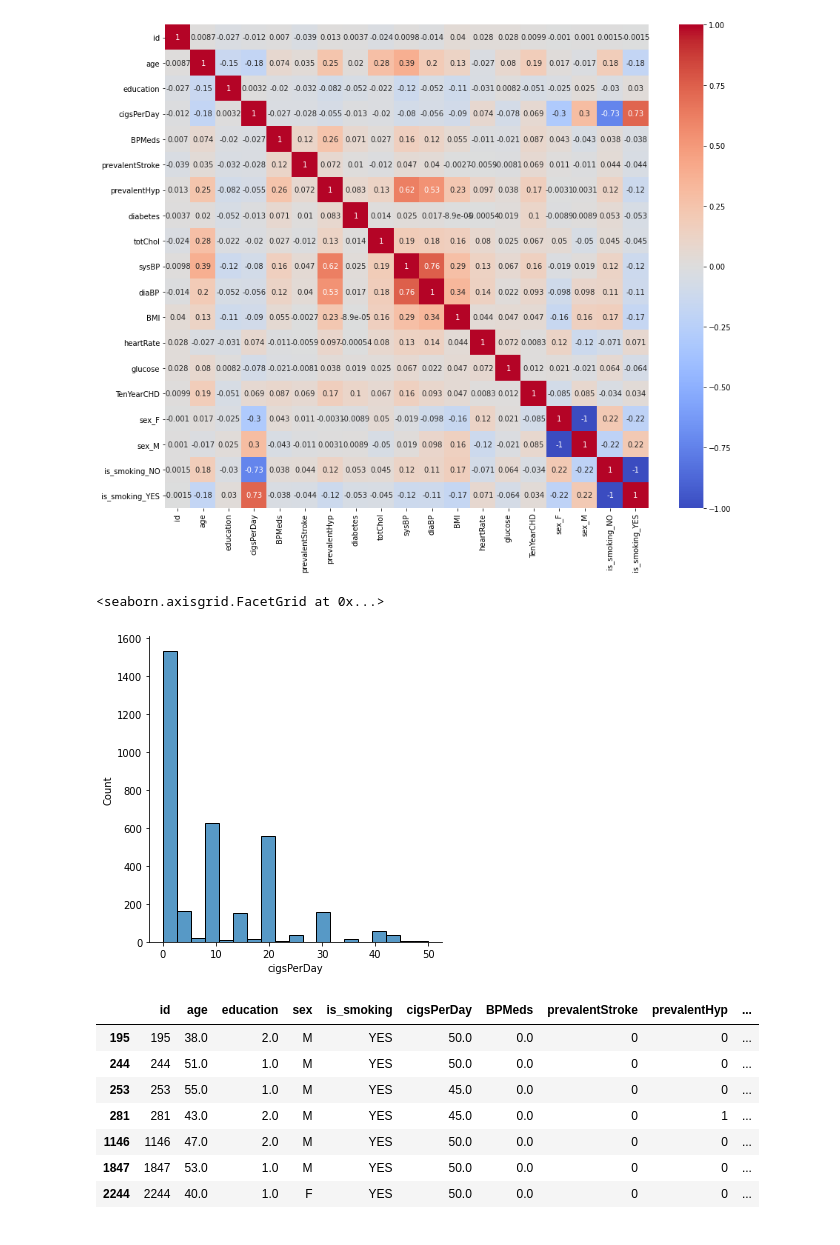
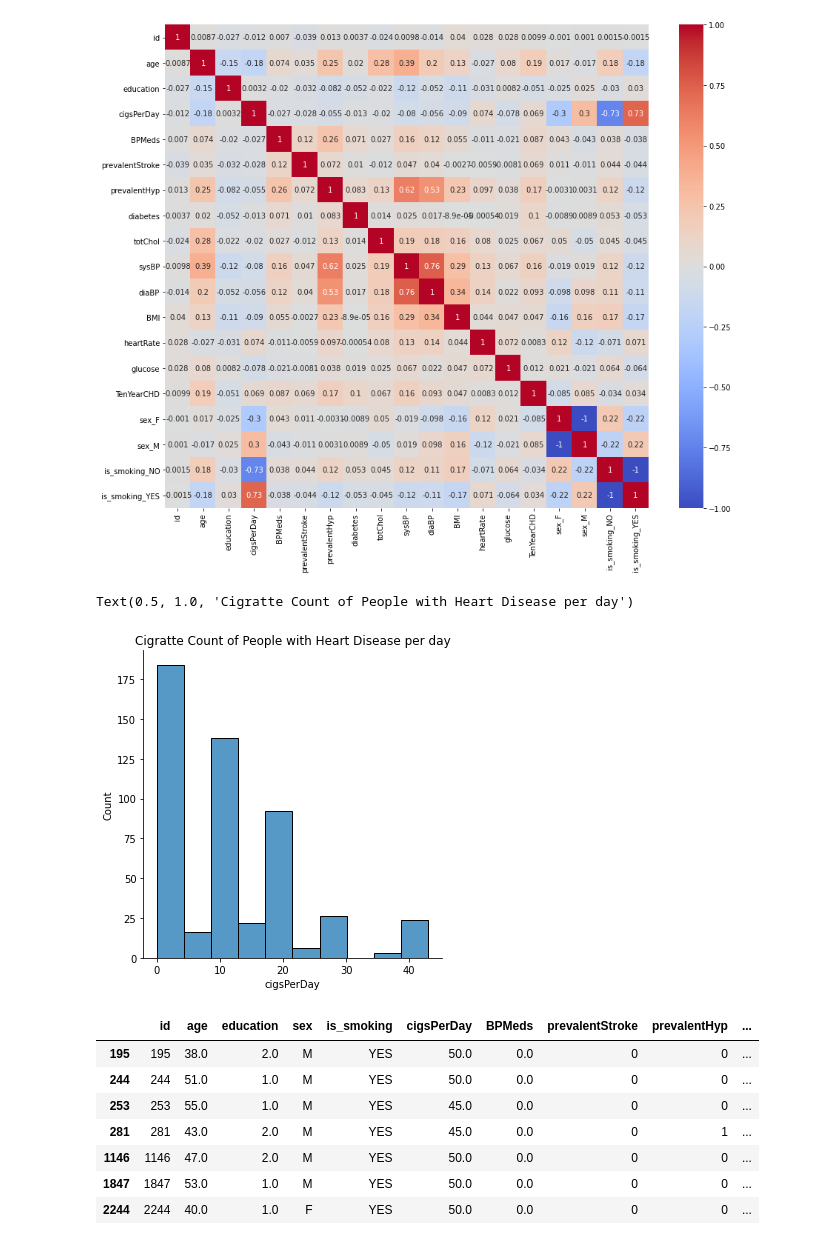
Before and after one commit to SajalSinha/CardioVascular-Risk-Prediction, a Jupyter notebook: CardiovascularRiskPrediction.ipynb, the cells around one changed output. Saved outputs shown, nothing was run; the diff lists cells and outputs as text; code cells hidden in the pictures.

```diff
--- a/CardiovascularRiskPrediction.ipynb
+++ b/CardiovascularRiskPrediction.ipynb
@@ -243,11 +243,13 @@ sns.heatmap(df.corr('pearson'),vmin=-1, vmax=1,cmap='coolwarm',annot=True, squar
 # %% [output]
 <matplotlib.axes._subplots.AxesSubplot at 0x...>
 [figure]
-# %%
-sns.displot(df['cigsPerDay'])
-# %% [output]
-<seaborn.axisgrid.FacetGrid at 0x...>
-[figure, removed]
+# %%
+a = pd.DataFrame(df.loc[df['TenYearCHD'] == 1,'cigsPerDay'])
+sns.displot(a['cigsPerDay'])
+plt.title('Cigratte Count of People with Heart Disease per day')
+# %% [output]
+Text(0.5, 1.0, 'Cigratte Count of People with Heart Disease per day')
+[figure, added]
 # %%
 df.loc[df['cigsPerDay'] >= 45]
 # %% [output]
```
